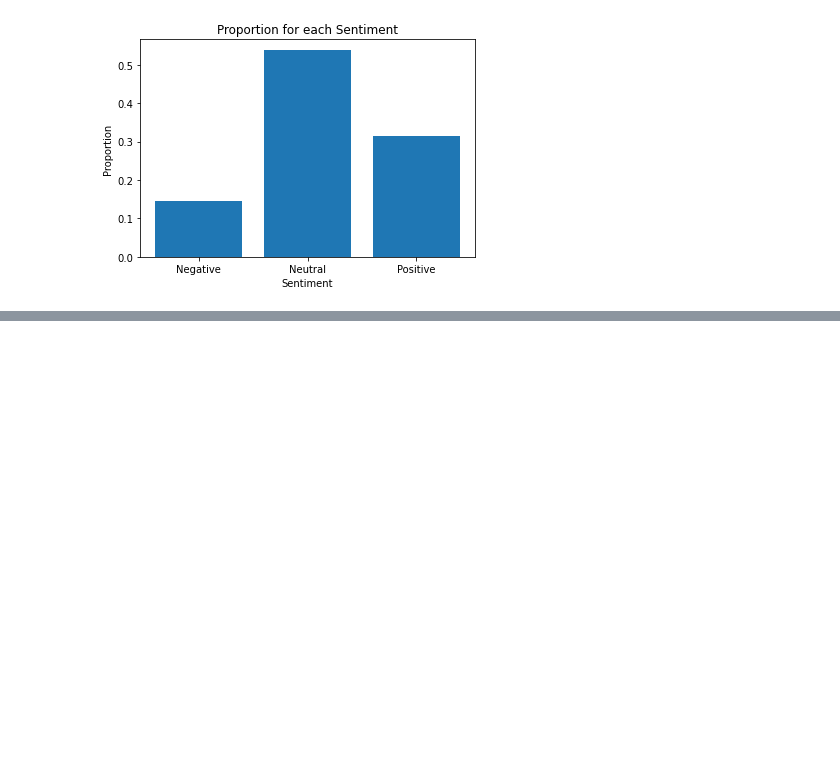
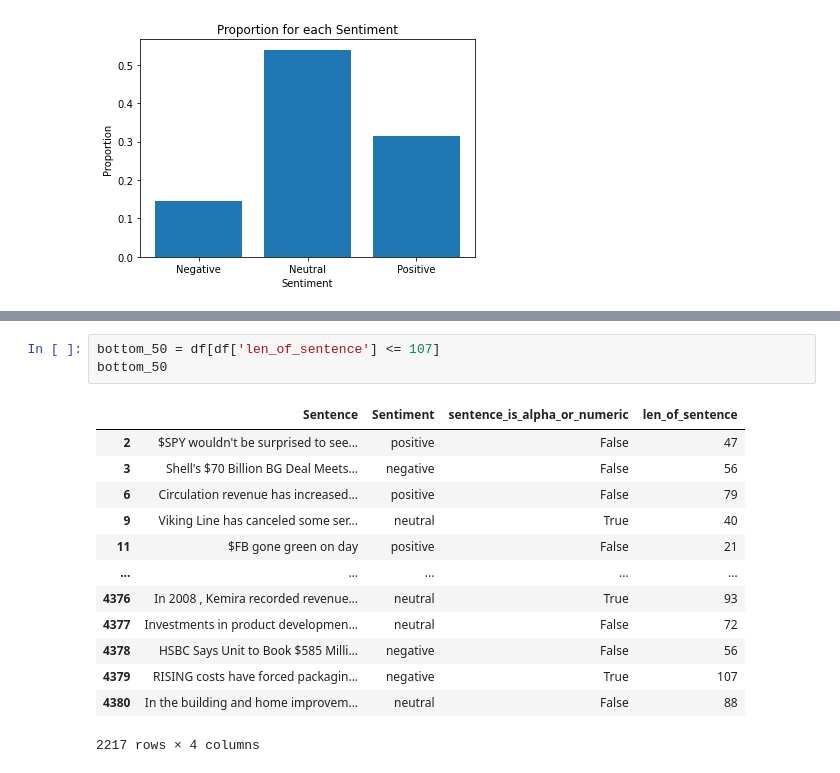
Before and after one commit to prabina-p/data-hacks-2022, a Jupyter notebook: 1-EDA.ipynb, the cells around one changed output, grey strips where cells are left out. Drawn from its saved outputs; the diff is of its cells as text; blank space fills up the shorter version.

```diff
--- a/1-EDA.ipynb
+++ b/1-EDA.ipynb
@@ -37,0 +126,17 @@ Text(0.5, 1.0, 'Proportion for each Sentiment')
+# %%
+bottom_50 = df[df['len_of_sentence'] <= 107]
+bottom_50
+# %% [output]
+|  | Sentence | Sentiment | sentence_is_alpha_or_numeric | len_of_sentence |
+| 2 | $SPY wouldn't be surprised to see... | positive | False | 47 |
+| 3 | Shell's $70 Billion BG Deal Meets... | negative | False | 56 |
+| 6 | Circulation revenue has increased... | positive | False | 79 |
+| 9 | Viking Line has canceled some ser... | neutral | True | 40 |
+| 11 | $FB gone green on day | positive | False | 21 |
+| ... | ... | ... | ... | ... |
+| 4376 | In 2008 , Kemira recorded revenue... | neutral | True | 93 |
+| 4377 | Investments in product developmen... | neutral | False | 72 |
+| 4378 | HSBC Says Unit to Book $585 Milli... | negative | False | 56 |
+| 4379 | RISING costs have forced packagin... | negative | True | 107 |
+| 4380 | In the building and home improvem... | neutral | False | 88 |
+2217 rows × 4 columns
```
Also changed, not shown: parts of 15 cells of this notebook, 1 other file.
